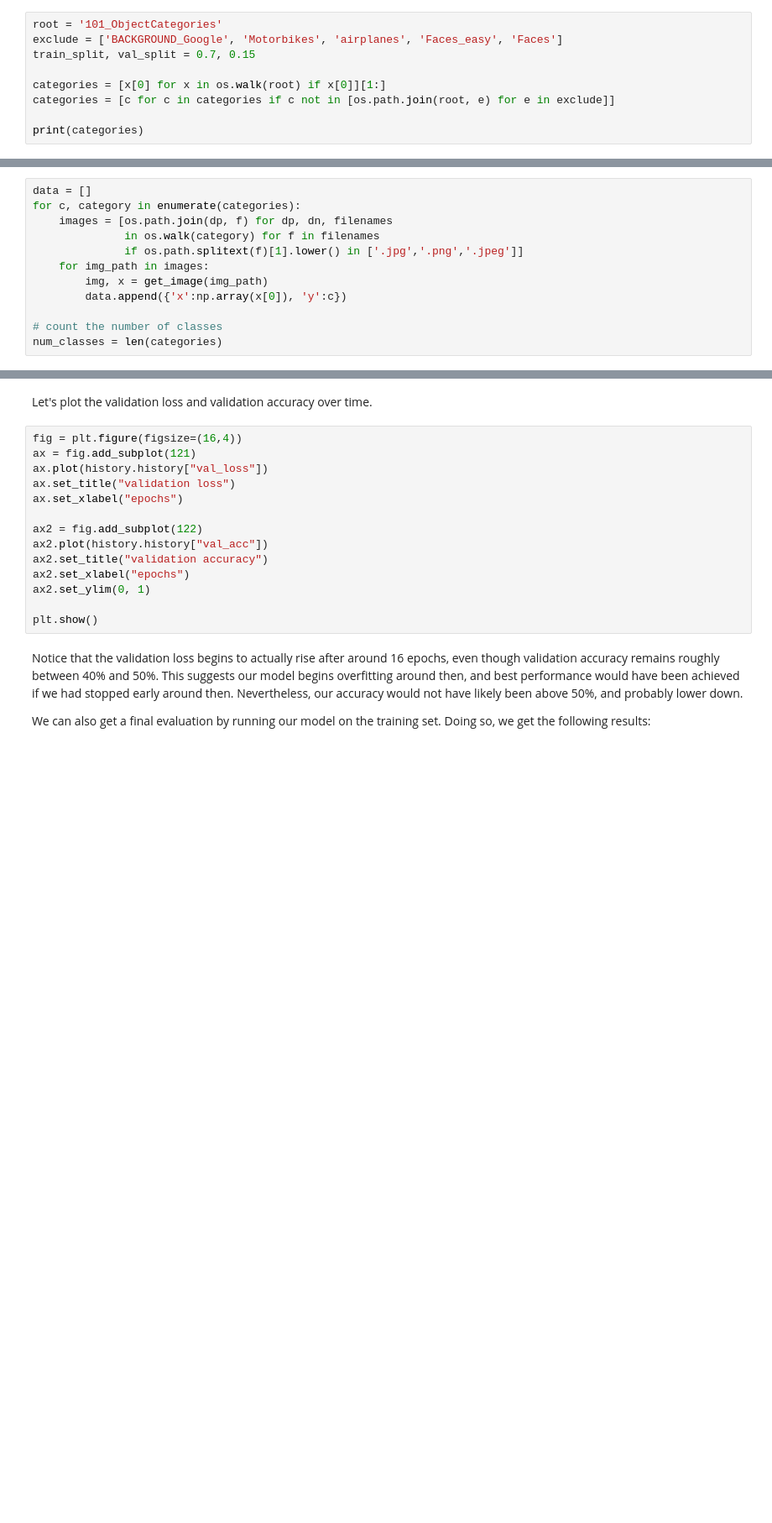
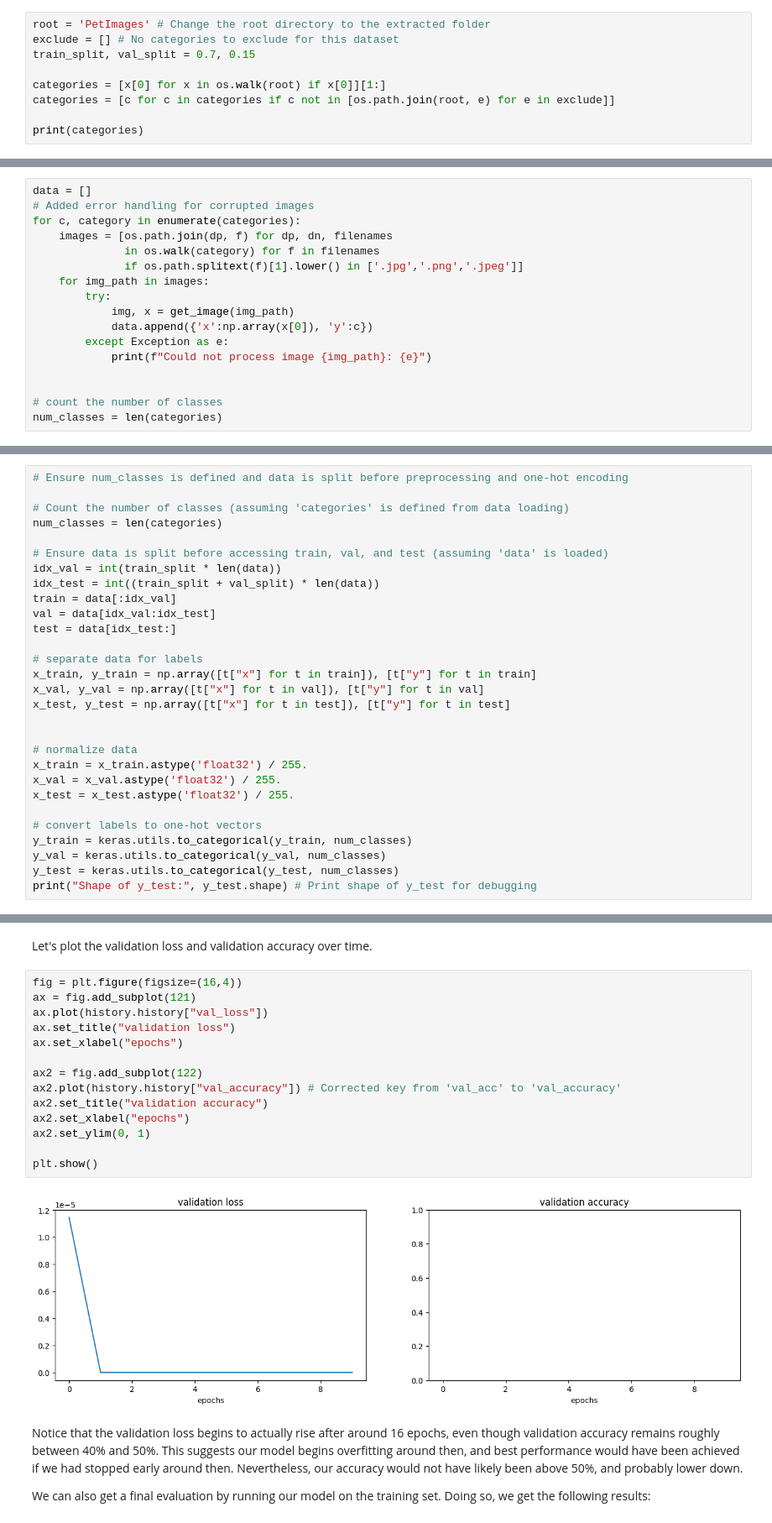
Before and after one commit to ngrluiz/DIO-Study-machine-learning, a Jupyter notebook: transfer_learning.ipynb, the cells around one changed output, grey strips where cells are left out. Shown: that part at 84% size. Cells and saved outputs as stored; diff of their text form; blank space fills up the shorter version.

```diff
--- a/transfer_learning.ipynb
+++ b/transfer_learning.ipynb
@@ -77,6 +80,6 @@ sample_data
 # %%
-root = '101_ObjectCategories'
-exclude = ['BACKGROUND_Google', 'Motorbikes', 'airplanes', 'Faces_easy', 'Faces']
+root = 'PetImages' # Change the root directory to the extracted folder
+exclude = [] # No categories to exclude for this dataset
 train_split, val_split = 0.7, 0.15
 
 categories = [x[0] for x in os.walk(root) if x[0]][1:]
@@ -99,13 +102,18 @@ def get_image(path):
 Load all the images from root folder
 # %%
 data = []
+# Added error handling for corrupted images
 for c, category in enumerate(categories):
     images = [os.path.join(dp, f) for dp, dn, filenames
               in os.walk(category) for f in filenames
               if os.path.splitext(f)[1].lower() in ['.jpg','.png','.jpeg']]
     for img_path in images:
-        img, x = get_image(img_path)
-        data.append({'x':np.array(x[0]), 'y':c})
+        try:
+            img, x = get_image(img_path)
+            data.append({'x':np.array(x[0]), 'y':c})
+        except Exception as e:
+            print(f"Could not process image {img_path}: {e}")
+
 
 # count the number of classes
 num_classes = len(categories)
@@ -147,0 +152,29 @@ ValueError: zero-size array to reduction operation maximum which has no identity
+# %%
+# Ensure num_classes is defined and data is split before preprocessing and one-hot encoding
+
+# Count the number of classes (assuming 'categories' is defined from data loading)
+num_classes = len(categories)
+
+# Ensure data is split before accessing train, val, and test (assuming 'data' is loaded)
+idx_val = int(train_split * len(data))
+idx_test = int((train_split + val_split) * len(data))
+train = data[:idx_val]
+val = data[idx_val:idx_test]
+test = data[idx_test:]
+
+# separate data for labels
+x_train, y_train = np.array([t["x"] for t in train]), [t["y"] for t in train]
+x_val, y_val = np.array([t["x"] for t in val]), [t["y"] for t in val]
+x_test, y_test = np.array([t["x"] for t in test]), [t["y"] for t in test]
+
+
+# normalize data
+x_train = x_train.astype('float32') / 255.
+x_val = x_val.astype('float32') / 255.
+x_test = x_test.astype('float32') / 255.
+
+# convert labels to one-hot vectors
+y_train = keras.utils.to_categorical(y_train, num_classes)
+y_val = keras.utils.to_categorical(y_val, num_classes)
+y_test = keras.utils.to_categorical(y_test, num_classes)
+print("Shape of y_test:", y_test.shape) # Print shape of y_test for debugging
@@ -230,17 +317,19 @@ Let's plot the validation loss and validation accuracy over time.
 # %%
 fig = plt.figure(figsize=(16,4))
 ax = fig.add_subplot(121)
 ax.plot(history.history["val_loss"])
 ax.set_title("validation loss")
 ax.set_xlabel("epochs")
 
 ax2 = fig.add_subplot(122)
-ax2.plot(history.history["val_acc"])
+ax2.plot(history.history["val_accuracy"]) # Corrected key from 'val_acc' to 'val_accuracy'
 ax2.set_title("validation accuracy")
 ax2.set_xlabel("epochs")
 ax2.set_ylim(0, 1)
 
 plt.show()
+# %% [output]
+[figure, added]
 # %% [markdown]
 Notice that the validation loss begins to actually rise after around 16 epochs, even though validation accuracy remains roughly between 40% and 50%. This suggests our model begins overfitting around then, and best performance would have been achieved if we had stopped early around then. Nevertheless, our accuracy would not have likely been above 50%, and probably lower down.
 
```
Also changed, not shown: parts of 20 cells of this notebook.
